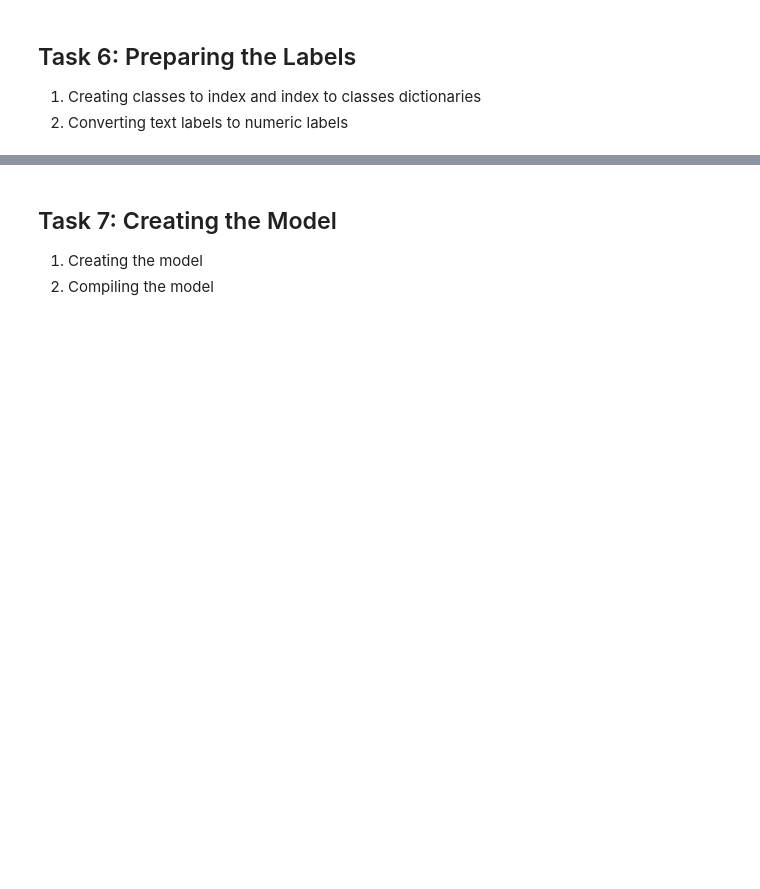
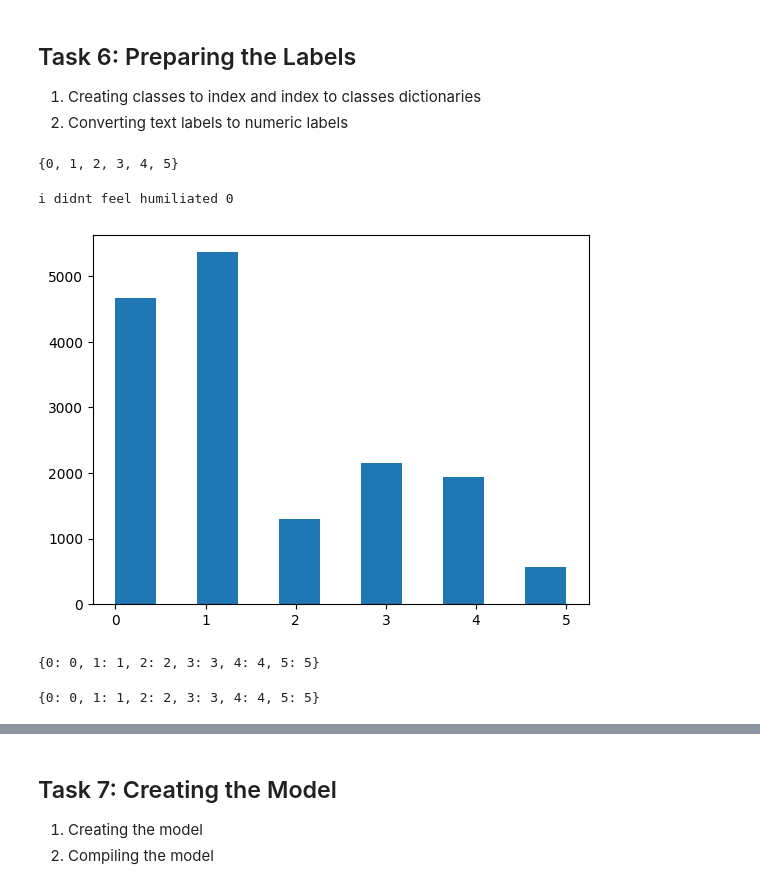
Before and after one commit to Subin-Vidhu/2024, a Jupyter notebook: Coursera_Guided_Projects/Tweet Emotion Recognition - Natural Language Processing with TensorFlow/Tweet Emotion Recognition - Learner.ipynb, the cells around one changed output, grey strips where cells are left out. Drawn from its saved outputs; the diff is of its cells as text; code cells hidden in the pictures; blank space fills up the shorter version.

```diff
--- a/Coursera_Guided_Projects/Tweet Emotion Recognition - Natural Language Processing with TensorFlow/Tweet Emotion Recognition - Learner.ipynb
+++ b/Coursera_Guided_Projects/Tweet Emotion Recognition - Natural Language Processing with TensorFlow/Tweet Emotion Recognition - Learner.ipynb
@@ -221,3 +221,17 @@ array([  2, 139,   3, 679,   0,   0,   0,   0,   0,   0,   0,   0,   0,
 
 1. Creating classes to index and index to classes dictionaries
 2. Converting text labels to numeric labels
+# %%
+classes = set(train_labels)
+classes
+# %% [output]
+{0, 1, 2, 3, 4, 5}
+# %%
+print(train_tweets[0],train_labels[0])
+# %% [output]
+i didnt feel humiliated 0
+# %%
+plt.hist(train_labels, bins=11)
+plt.show()
+# %% [output]
+[figure, added]
@@ -223,0 +241,8 @@ array([  2, 139,   3, 679,   0,   0,   0,   0,   0,   0,   0,   0,   0,
+# %%
+classes_to_index
+# %% [output]
+{0: 0, 1: 1, 2: 2, 3: 3, 4: 4, 5: 5}
+# %%
+index_to_classes
+# %% [output]
+{0: 0, 1: 1, 2: 2, 3: 3, 4: 4, 5: 5}
```
Also changed, not shown: parts of 5 cells of this notebook.
